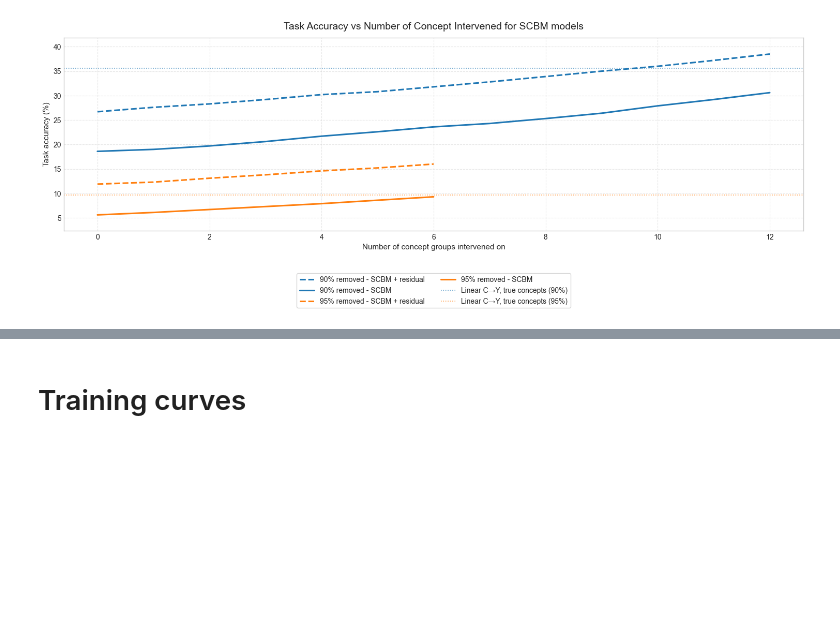
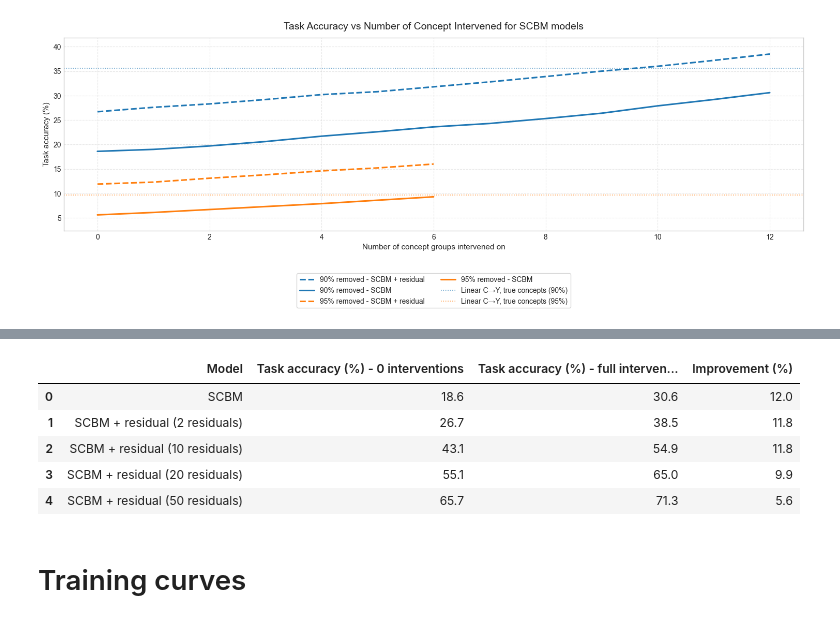
Before and after one commit to stephenmarcou/SCBM_implementation, a Jupyter notebook: results.ipynb, the cells around one changed output, grey strips where cells are left out. Cells and saved outputs as stored; diff of their text form; code cells hidden in the pictures; blank space fills up the shorter version.

```diff
--- a/results.ipynb
+++ b/results.ipynb
@@ -620,3 +762,44 @@ df_final_results.head(10)
+# %%
+df_dict = {
+    "Model": [
+        "SCBM",
+        "SCBM + residual (2 residuals)",
+        "SCBM + residual (10 residuals)",
+        "SCBM + residual (20 residuals)",
+        "SCBM + residual (50 residuals)",
+    ],
+    "Task accuracy (%) - 0 interventions": [
+        y_accuracies_list_scbm_09[0],
+        y_accuracies_list_scbm_res_09_2[0],
+        y_accuracies_list_scbm_res_09_10[0],
+        y_accuracies_list_scbm_res_09_20[0],
+        y_accuracies_list_scbm_res_09_50[0],
+    ],
+    "Task accuracy (%) - full interventions": [
+        y_accuracies_list_scbm_09[-1],
+        y_accuracies_list_scbm_res_09_2[-1],
+        y_accuracies_list_scbm_res_09_10[-1],
+        y_accuracies_list_scbm_res_09_20[-1],
+        y_accuracies_list_scbm_res_09_50[-1],
+    ],
+    "Improvement (%)": [
+        y_accuracies_list_scbm_09[-1] - y_accuracies_list_scbm_09[0],
+        y_accuracies_list_scbm_res_09_2[-1] - y_accuracies_list_scbm_res_09_2[0],
+        y_accuracies_list_scbm_res_09_10[-1] - y_accuracies_list_scbm_res_09_10[0],
+        y_accuracies_list_scbm_res_09_20[-1] - y_accuracies_list_scbm_res_09_20[0],
+        y_accuracies_list_scbm_res_09_50[-1] - y_accuracies_list_scbm_res_09_50[0],
+    ]
+}
+
+df_final_results_detailed = pd.DataFrame(df_dict)
+df_final_results_detailed.head(10)
+# %% [output]
+|  | Model | Task accuracy (%) - 0 interventions | Task accuracy (%) - full interven... | Improvement (%) |
+| 0 | SCBM | 18.6 | 30.6 | 12.0 |
+| 1 | SCBM + residual (2 residuals) | 26.7 | 38.5 | 11.8 |
+| 2 | SCBM + residual (10 residuals) | 43.1 | 54.9 | 11.8 |
+| 3 | SCBM + residual (20 residuals) | 55.1 | 65.0 | 9.9 |
+| 4 | SCBM + residual (50 residuals) | 65.7 | 71.3 | 5.6 |
 # %% [markdown]
 # Training curves
 # %%
```
Also changed, not shown: parts of 1 cell of this notebook, 8 other files.
